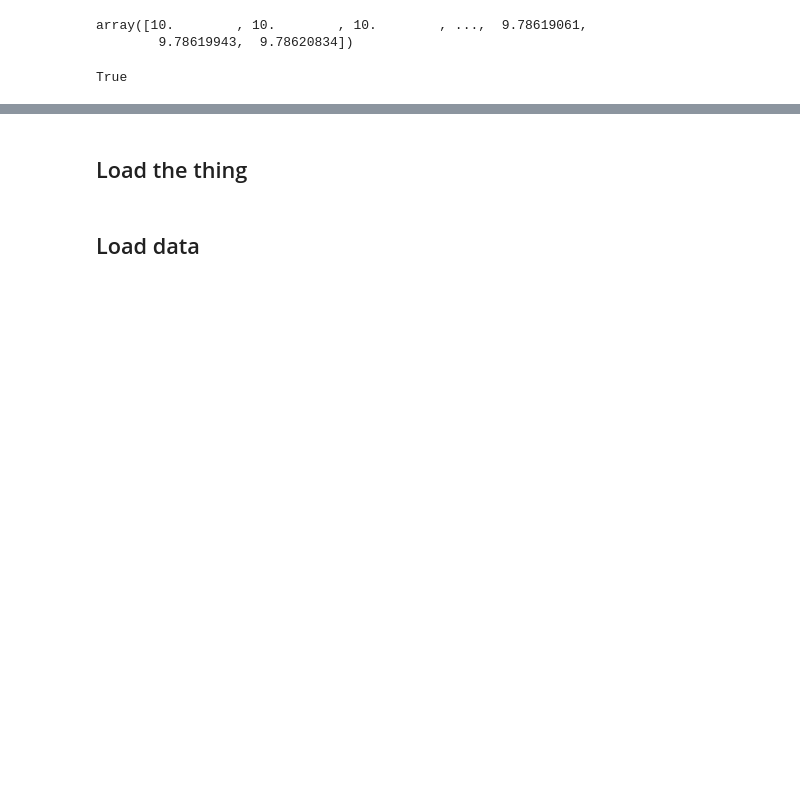
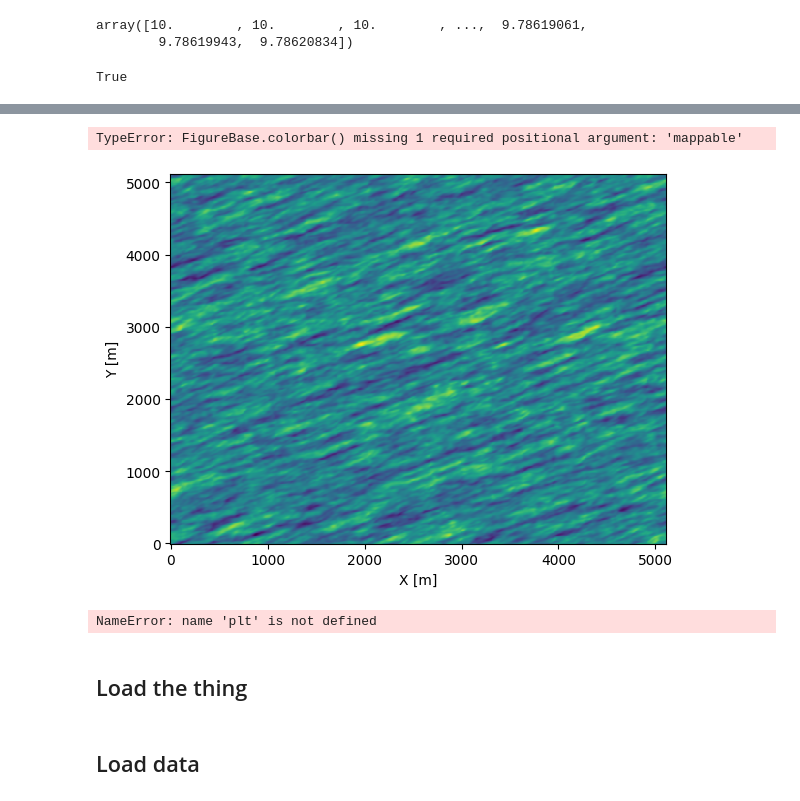
Before and after one commit to NREL/moa_python, a Jupyter notebook: initial_post_processing/00_post_processing_pf.ipynb, the cells around one changed output, grey strips where cells are left out. Cells and saved outputs as stored; diff of their text form; code cells hidden in the pictures; blank space fills up the shorter version.

```diff
--- a/initial_post_processing/00_post_processing_pf.ipynb
+++ b/initial_post_processing/00_post_processing_pf.ipynb
@@ -265,0 +328,3 @@ True
+# %%
+x_points = np.linspace(0, x_max, x_dim)
+y_points = np.linspace(0, y_max, y_dim)
@@ -265,0 +343,3 @@ True
+# %%
+x_vel = np.array(d1.groups['z_plane'].variables['velocityx'])
+x_vel
@@ -265,0 +386,3 @@ True
+# %%
+mean_plane = np.mean(x_vel, axis=0)
+mean_plane
@@ -265,0 +394,5 @@ True
+# %%
+z_idx = 0
+reshaped_plane = mean_plane[z_idx*x_dim*y_dim:(z_idx+1)*x_dim*y_dim].reshape(x_dim,y_dim)
+
+reshaped_plane
@@ -266,3 +416,20 @@ True
+# %%
+fig, ax = plt.subplots()
+ax.pcolor(x_points, y_points, reshaped_plane)
+ax.set_xlabel('X [m]')
+ax.set_ylabel('Y [m]')
+fig.colorbar()
+# %% [output]
+TypeError: FigureBase.colorbar() missing 1 required positional argument: 'mappable'
+[figure, added]
+# %%
+fig3 = plt.figure()
+plain01 = s1.groups['p_hub']['velocityx'][100,:]
+dim = 513
+plain = 2
+plain02 = plain01[
+# %% [output]
+NameError: name 'plt' is not defined
 # %% [markdown]
 ## Load the thing
 # %%
```
Also changed, not shown: parts of 18 cells of this notebook, 1 other file.
